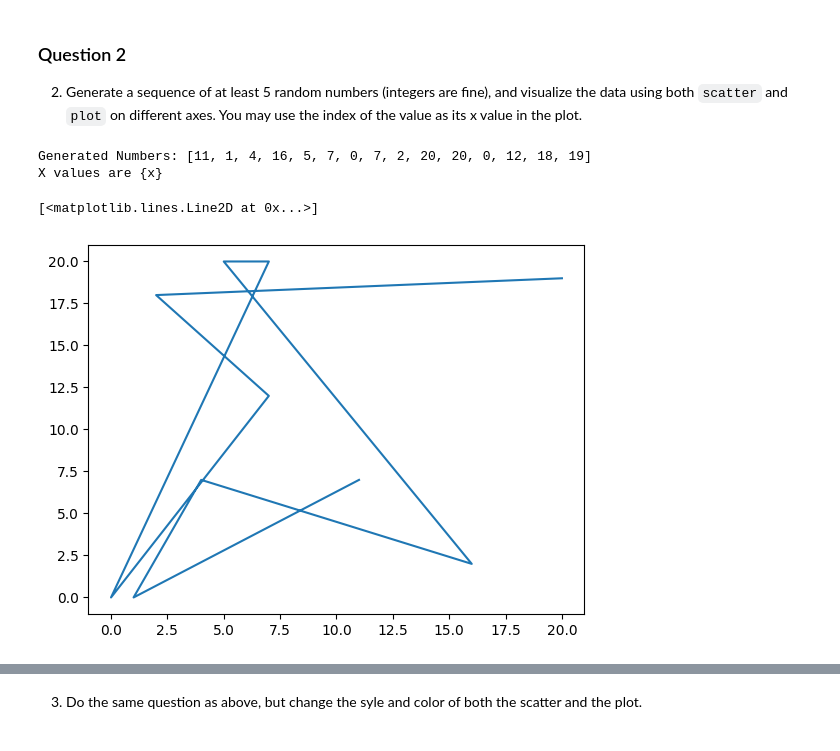
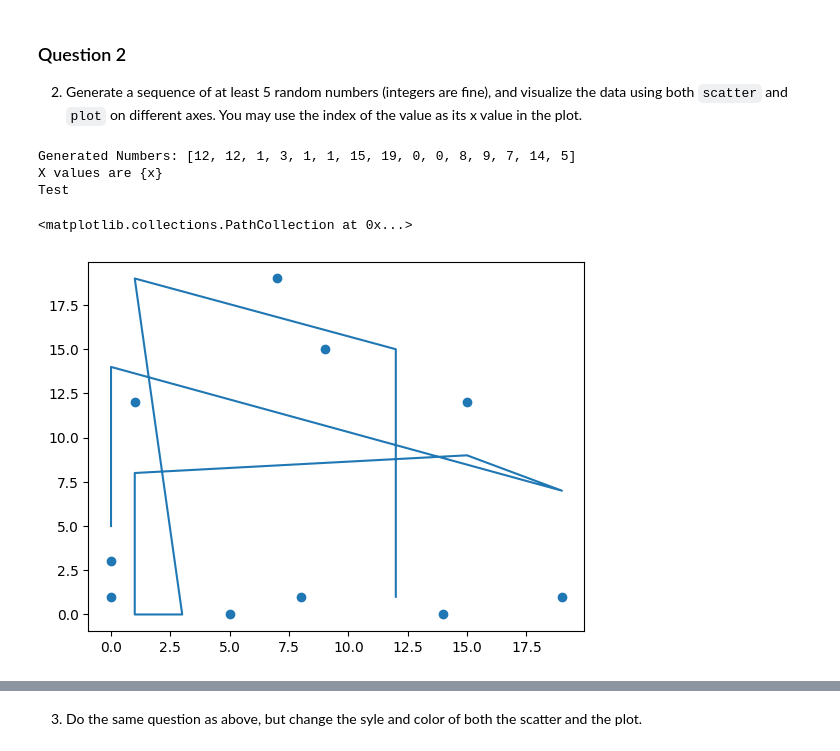
Before and after one commit to MichaelPogue/Northwest-Missouri-State-University, a Jupyter notebook: Web Mining and Applied NLP (44-620)/Module 3/pyplot.ipynb, the cells around one changed output, grey strips where cells are left out. Drawn from its saved outputs; the diff is of its cells as text; code cells hidden in the pictures.

```diff
--- a/Web Mining and Applied NLP (44-620)/Module 3/pyplot.ipynb
+++ b/Web Mining and Applied NLP (44-620)/Module 3/pyplot.ipynb
@@ -46,17 +46,21 @@ plt.plot(x,y)
 # %%
 #List generation
 list = []
 for i in range(0, 15):
     list.append(rng.randint(0, 20))
 
 print('Generated Numbers:', list)
 x = list[:10]
 y = list[-10:]
 
 print('X values are {x}')
 plt.plot(x,y)
+
+print('Test')
+plt.scatter(y, x)
 # %% [output]
-Generated Numbers: [11, 1, 4, 16, 5, 7, 0, 7, 2, 20, 20, 0, 12, 18, 19]
+Generated Numbers: [12, 12, 1, 3, 1, 1, 15, 19, 0, 0, 8, 9, 7, 14, 5]
 X values are {x}
+Test
-[<matplotlib.lines.Line2D at 0x...>]
+<matplotlib.collections.PathCollection at 0x...>
-[figure, old version]
+[figure, new version]
```
Also changed, not shown: parts of 2 cells of this notebook.
